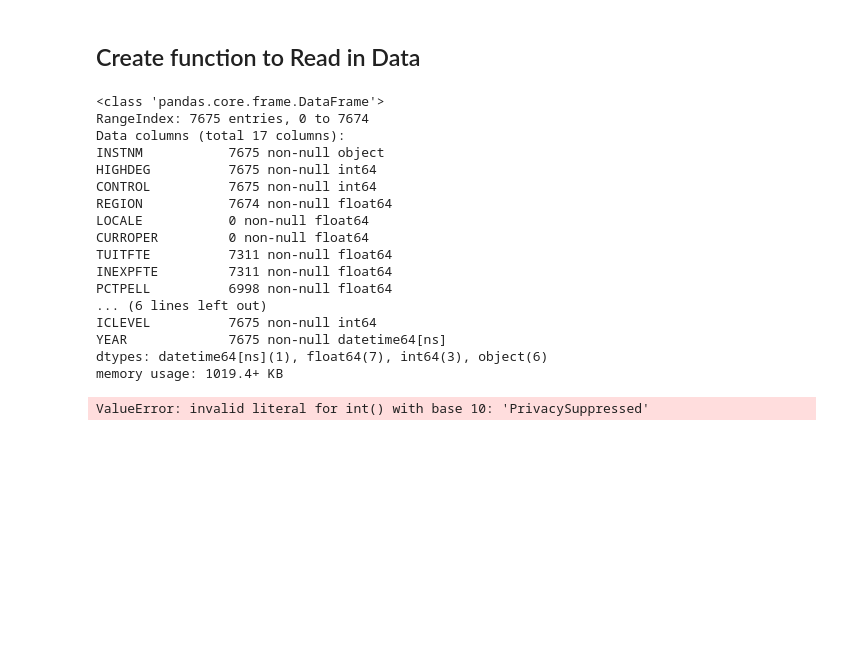
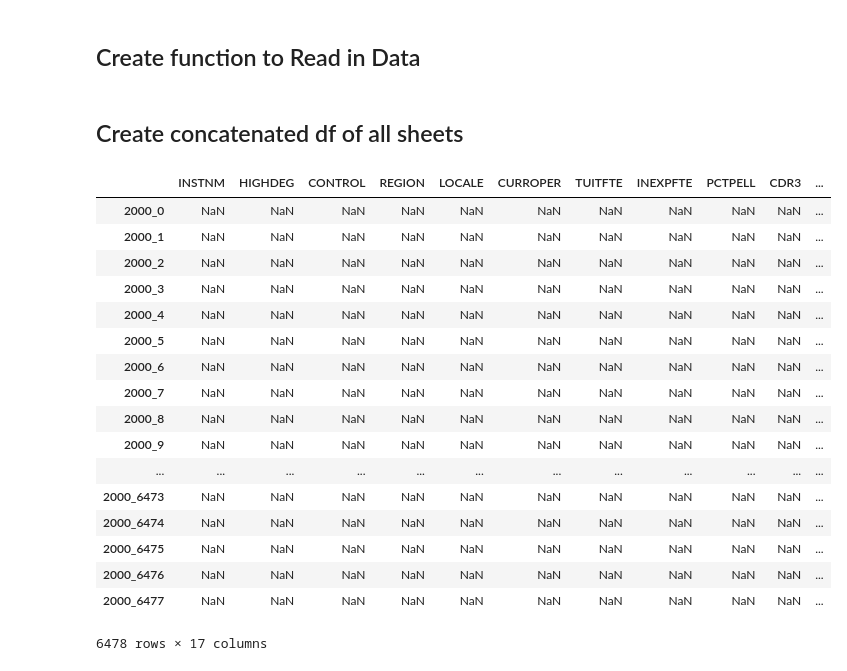
Before and after one commit to CliffordBridges/College-Scorecards-Uses-and-Insights, a Jupyter notebook: functions_test.ipynb, the cells around one changed output. Drawn from its saved outputs; the diff is of its cells as text; code cells hidden in the pictures; blank space fills up the shorter version.

```diff
--- a/functions_test.ipynb
+++ b/functions_test.ipynb
@@ -251,27 +251,5 @@ def read_in_CollegeScorecard(columns):
 columns = ['INSTNM', 'HIGHDEG', 'CONTROL', 'REGION', 'LOCALE', 'LO_INC_DEBT_N', 'MD_INC_DEBT_N', 'HI_INC_DEBT_N',
            'LOAN_EVER', 'PELL_EVER', 'PCTPELL', 'ICLEVEL', 'CURROPER', 'TUITFTE', 'CDR3', 'INEXPFTE']
 sheets = read_in_CollegeScorecard(columns)
-# %%
-sheets[2011].info()
-# %% [output]
-<class 'pandas.core.frame.DataFrame'>
-RangeIndex: 7675 entries, 0 to 7674
-Data columns (total 17 columns):
-INSTNM           7675 non-null object
-HIGHDEG          7675 non-null int64
-CONTROL          7675 non-null int64
-REGION           7674 non-null float64
-LOCALE           0 non-null float64
-CURROPER         0 non-null float64
-TUITFTE          7311 non-null float64
-INEXPFTE         7311 non-null float64
-PCTPELL          6998 non-null float64
-... (6 lines left out)
-ICLEVEL          7675 non-null int64
-YEAR             7675 non-null datetime64[ns]
-dtypes: datetime64[ns](1), float64(7), int64(3), object(6)
-memory usage: 1019.4+ KB
-# %%
-sheets[2011].LO_INC_DEBT_N.astype(int)
-# %% [output]
-ValueError: invalid literal for int() with base 10: 'PrivacySuppressed'
+# %% [markdown]
+## Create concatenated df of all sheets
@@ -277,0 +259,28 @@ ValueError: invalid literal for int() with base 10: 'PrivacySuppressed'
+# %%
+# temp_array = np.array(zip(np.full_like(sheets[2000].index.values.astype(str), '2000'), sheets[2000].index.values.astype(str)))
+year = 2000
+yearly_index = []
+for index in sheets[year].index.values:
+    yearly_index.append(str(year)+'_'+str(index))
+# %%
+df = sheets[year]
+df.reindex(yearly_index)
+# %% [output]
+|  | INSTNM | HIGHDEG | CONTROL | REGION | LOCALE | CURROPER | TUITFTE | INEXPFTE | PCTPELL | CDR3 | ... |
+| 2000_0 | NaN | NaN | NaN | NaN | NaN | NaN | NaN | NaN | NaN | NaN | ... |
+| 2000_1 | NaN | NaN | NaN | NaN | NaN | NaN | NaN | NaN | NaN | NaN | ... |
+| 2000_2 | NaN | NaN | NaN | NaN | NaN | NaN | NaN | NaN | NaN | NaN | ... |
+| 2000_3 | NaN | NaN | NaN | NaN | NaN | NaN | NaN | NaN | NaN | NaN | ... |
+| 2000_4 | NaN | NaN | NaN | NaN | NaN | NaN | NaN | NaN | NaN | NaN | ... |
+| 2000_5 | NaN | NaN | NaN | NaN | NaN | NaN | NaN | NaN | NaN | NaN | ... |
+| 2000_6 | NaN | NaN | NaN | NaN | NaN | NaN | NaN | NaN | NaN | NaN | ... |
+| 2000_7 | NaN | NaN | NaN | NaN | NaN | NaN | NaN | NaN | NaN | NaN | ... |
+| 2000_8 | NaN | NaN | NaN | NaN | NaN | NaN | NaN | NaN | NaN | NaN | ... |
+| 2000_9 | NaN | NaN | NaN | NaN | NaN | NaN | NaN | NaN | NaN | NaN | ... |
+| ... | ... | ... | ... | ... | ... | ... | ... | ... | ... | ... | ... |
+| 2000_6473 | NaN | NaN | NaN | NaN | NaN | NaN | NaN | NaN | NaN | NaN | ... |
+| 2000_6474 | NaN | NaN | NaN | NaN | NaN | NaN | NaN | NaN | NaN | NaN | ... |
+| 2000_6475 | NaN | NaN | NaN | NaN | NaN | NaN | NaN | NaN | NaN | NaN | ... |
+| 2000_6476 | NaN | NaN | NaN | NaN | NaN | NaN | NaN | NaN | NaN | NaN | ... |
+| 2000_6477 | NaN | NaN | NaN | NaN | NaN | NaN | NaN | NaN | NaN | NaN | ... |
+6478 rows × 17 columns
```
Also changed, not shown: parts of 1 cell of this notebook, 2 other files.
